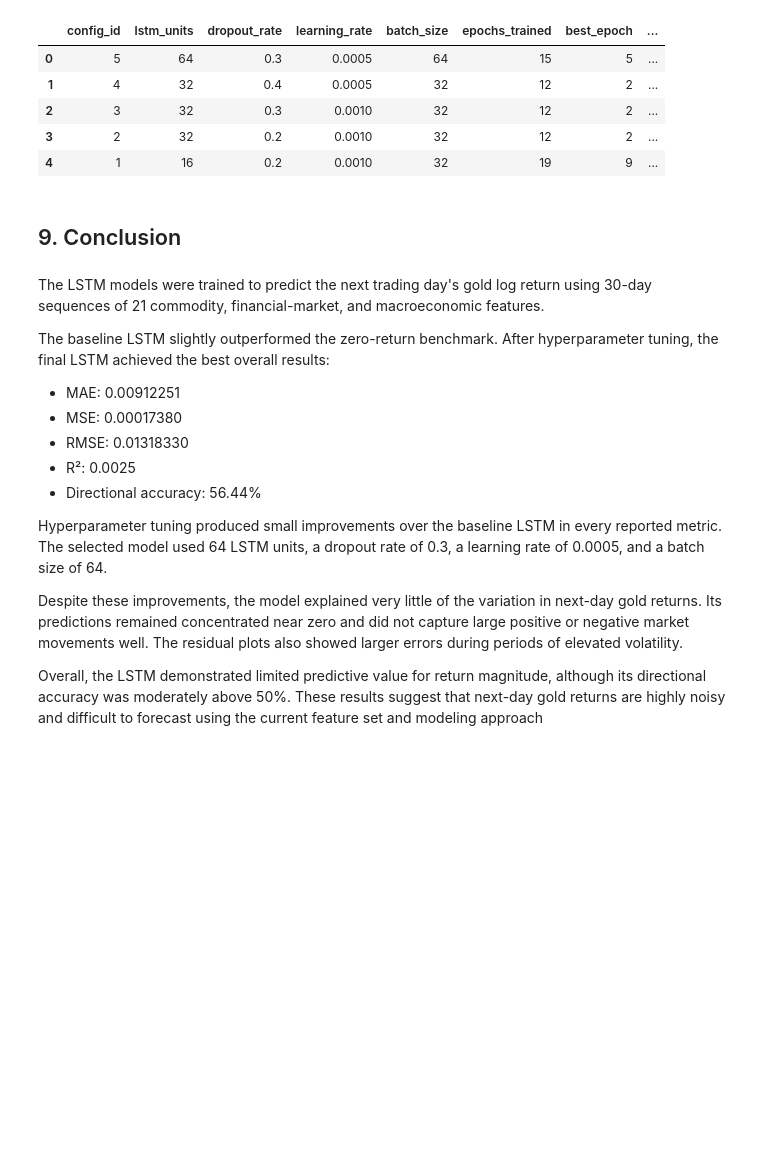
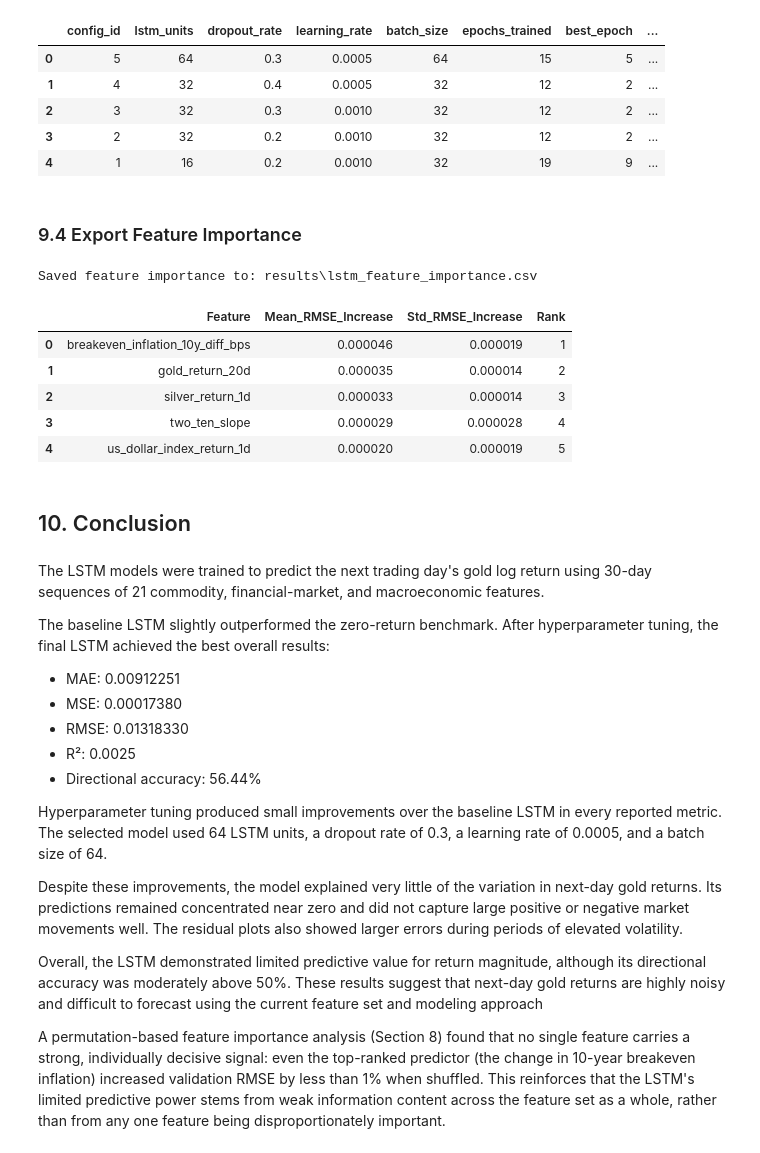
Before and after one commit to khgaurav/macro-commodity-ml, a Jupyter notebook: lstm_gold_prediction.ipynb, the cells around one changed output. Drawn from its saved outputs; the diff is of its cells as text; code cells hidden in the pictures; blank space fills up the shorter version.

```diff
--- a/lstm_gold_prediction.ipynb
+++ b/lstm_gold_prediction.ipynb
@@ -1267,8 +1428,34 @@ Saved tuning results to: results\lstm_tuning_results.csv
 | 2 | 3 | 32 | 0.3 | 0.0010 | 32 | 12 | 2 | ... |
 | 3 | 2 | 32 | 0.2 | 0.0010 | 32 | 12 | 2 | ... |
 | 4 | 1 | 16 | 0.2 | 0.0010 | 32 | 19 | 9 | ... |
+# %% [markdown]
+### 9.4 Export Feature Importance
+# %%
+lstm_feature_importance_path = (
+    RESULTS_DIR / "lstm_feature_importance.csv"
+)
+
+lstm_feature_importance.to_csv(
+    lstm_feature_importance_path,
+    index=False
+)
+
+print(
+    "Saved feature importance to:",
+    lstm_feature_importance_path
+)
+
+lstm_feature_importance.head()
+# %% [output]
+Saved feature importance to: results\lstm_feature_importance.csv
+|  | Feature | Mean_RMSE_Increase | Std_RMSE_Increase | Rank |
+| 0 | breakeven_inflation_10y_diff_bps | 0.000046 | 0.000019 | 1 |
+| 1 | gold_return_20d | 0.000035 | 0.000014 | 2 |
+| 2 | silver_return_1d | 0.000033 | 0.000014 | 3 |
+| 3 | two_ten_slope | 0.000029 | 0.000028 | 4 |
+| 4 | us_dollar_index_return_1d | 0.000020 | 0.000019 | 5 |
 # %% [markdown]
-## 9. Conclusion
+## 10. Conclusion
 # %% [markdown]
 The LSTM models were trained to predict the next trading day's gold log return using 30-day sequences of 21 commodity, financial-market, and macroeconomic features.
 
@@ -1285,3 +1472,5 @@ Hyperparameter tuning produced small improvements over the baseline LSTM in ever
 Despite these improvements, the model explained very little of the variation in next-day gold returns. Its predictions remained concentrated near zero and did not capture large positive or negative market movements well. The residual plots also showed larger errors during periods of elevated volatility.
 
 Overall, the LSTM demonstrated limited predictive value for return magnitude, although its directional accuracy was moderately above 50%. These results suggest that next-day gold returns are highly noisy and difficult to forecast using the current feature set and modeling approach
+
+A permutation-based feature importance analysis (Section 8) found that no single feature carries a strong, individually decisive signal: even the top-ranked predictor (the change in 10-year breakeven inflation) increased validation RMSE by less than 1% when shuffled. This reinforces that the LSTM's limited predictive power stems from weak information content across the feature set as a whole, rather than from any one feature being disproportionately important.
```
Also changed, not shown: parts of 16 cells of this notebook, 14 other files.
